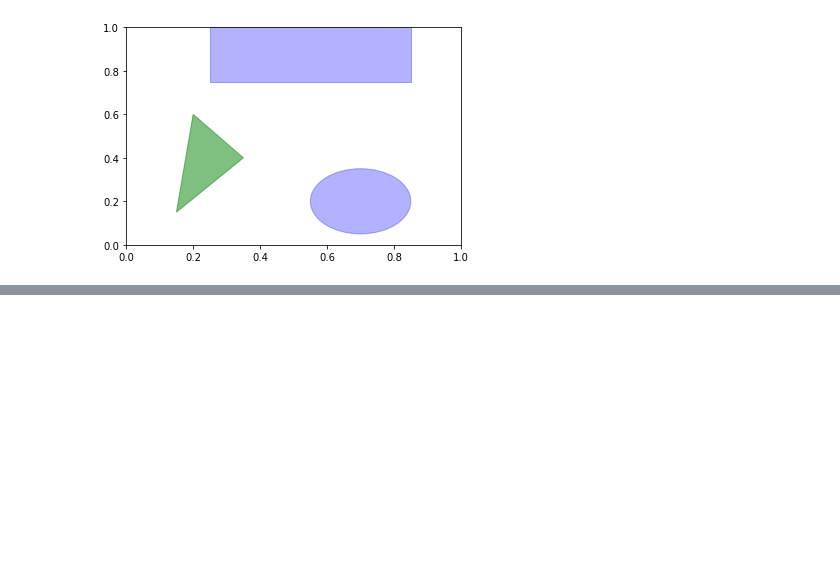
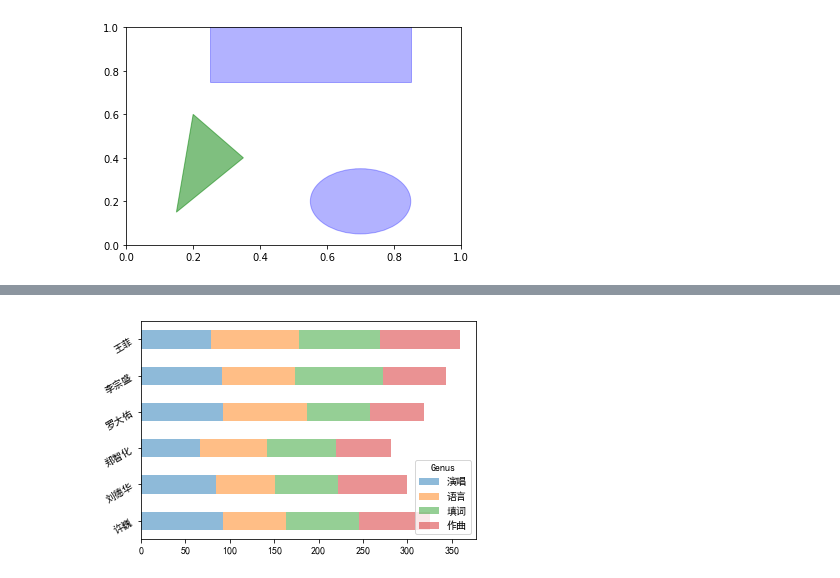
Before and after one commit to hjzheng818/python-study, a Jupyter notebook: Python_For_Data_Analysis_ch08.ipynb, the cells around one changed output, grey strips where cells are left out. Saved outputs shown, nothing was run; the diff lists cells and outputs as text; code cells hidden in the pictures; blank space fills up the shorter version.

```diff
--- a/Python_For_Data_Analysis_ch08.ipynb
+++ b/Python_For_Data_Analysis_ch08.ipynb
@@ -145,0 +162,3 @@ plt.show()
+# %%
+df = DataFrame(np.random.randint(60, 100, size=(6, 4)), index=['许巍', '刘德华', '郑智化', '罗大佑', '李宗盛', '王菲'], columns=pd.Index(['演唱', '语言', '填词', '作曲'], name='Genus'))
+df
@@ -145,0 +173,7 @@ plt.show()
+# %%
+plt.rcParams['font.sans-serif']=['SimHei'] #用来正常显示中文标签
+plt.rcParams['axes.unicode_minus']=False #用来正常显示负号
+df.plot(kind='barh', stacked=True, rot=30, alpha=0.5)
+plt.show()
+# %% [output]
+[figure, added]
```
Also changed, not shown: parts of 10 cells of this notebook.
